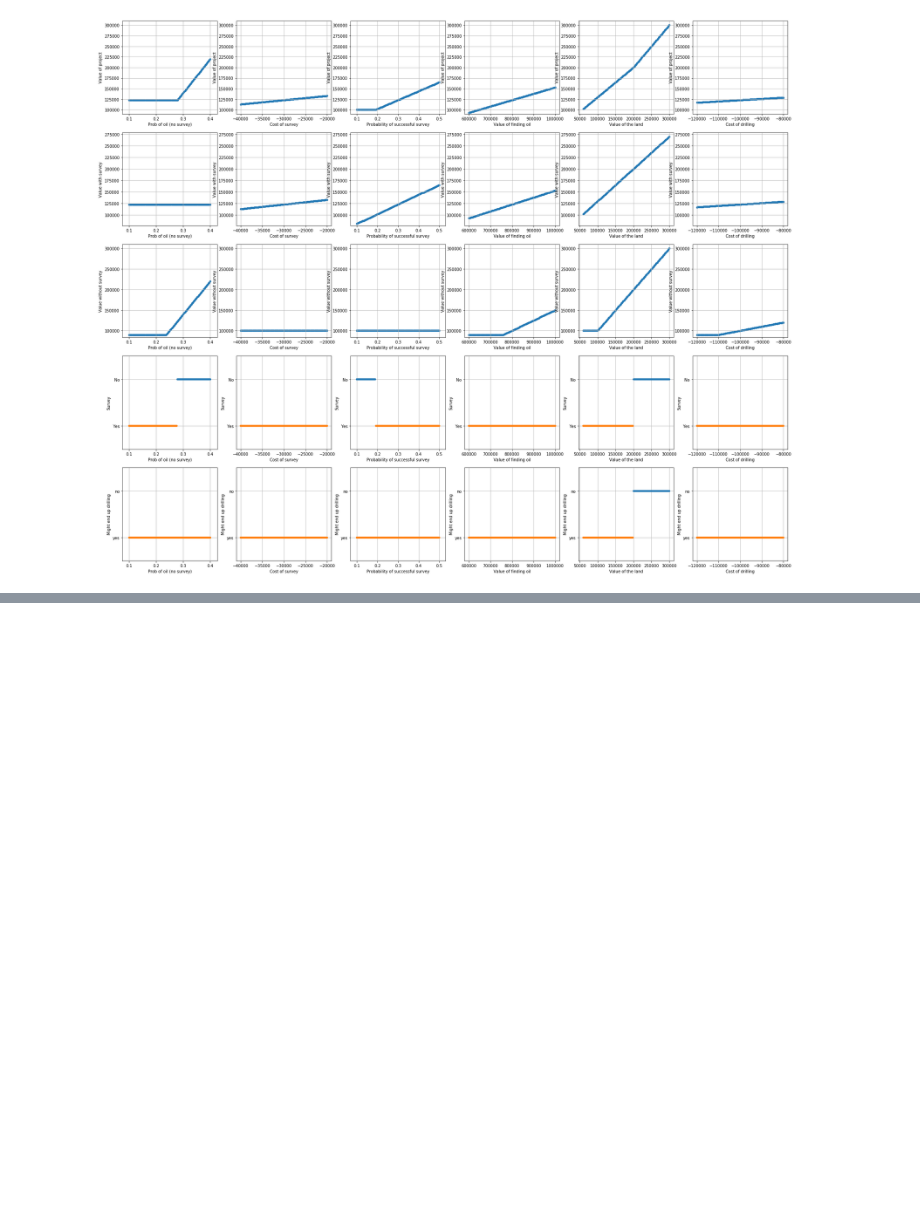
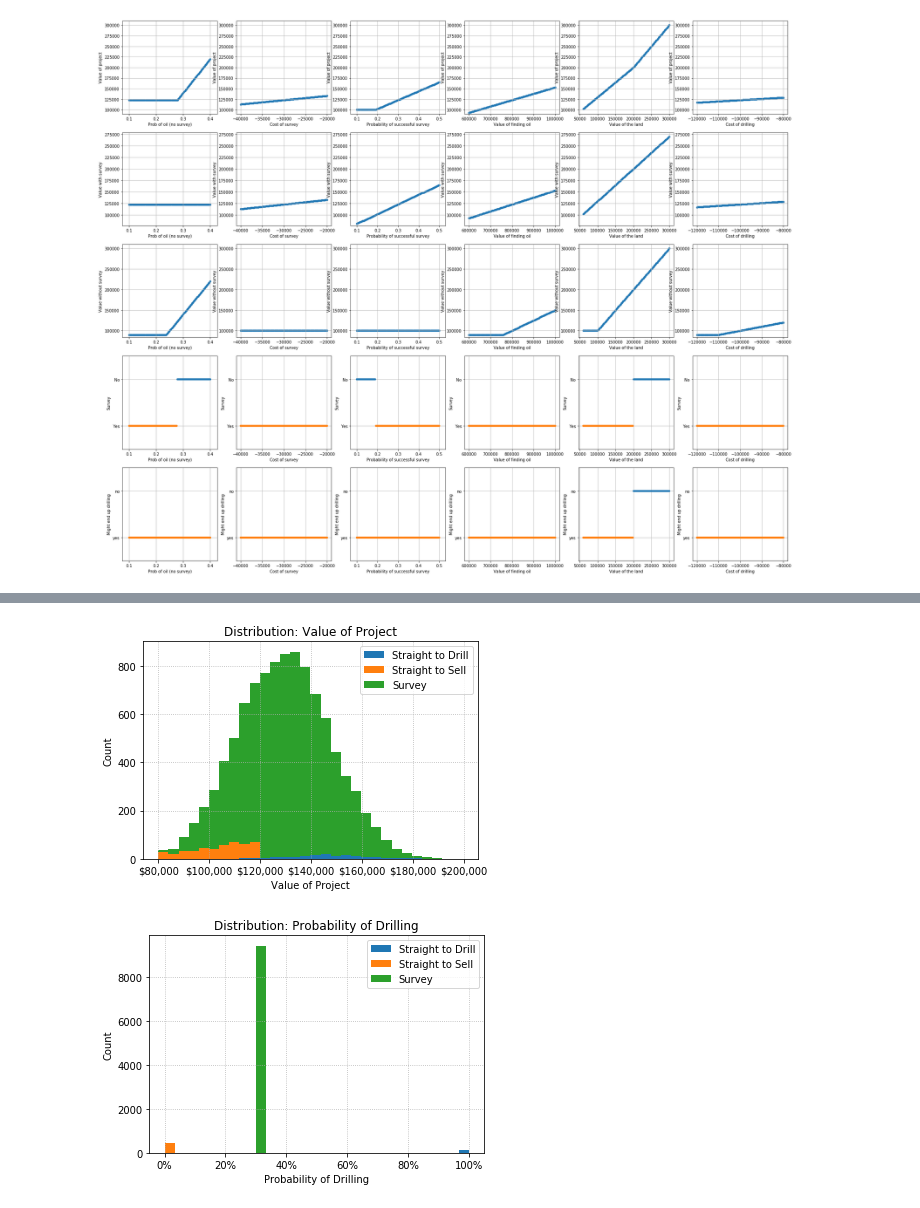
Before and after one commit to francoistrahan/pynes, a Jupyter notebook: pyne/Drill Example.ipynb, the cells around one changed output, grey strips where cells are left out. Drawn from its saved outputs; the diff is of its cells as text; code cells hidden in the pictures; blank space fills up the shorter version.

```diff
--- a/pyne/Drill Example.ipynb
+++ b/pyne/Drill Example.ipynb
@@ -520,0 +651,25 @@ dummy=sa.getIndivisualResponseGraphs()
+# %%
+def categoricalHistogram(data, values, categories):
+    low = min(data[values])
+    high = max(data[values])
+
+
+def coloredHisto(column, xformatter):
+    fig,ax = plt.subplots(1,1)
+    groupedOutputs = outputs.groupby("Strategy")
+    ax.hist(
+        [vs[column].values for n,vs in groupedOutputs],
+        label=[n for n,vs in groupedOutputs],
+        bins=30, stacked=True,
+        )
+    ax.set(xlabel=column, ylabel="Count")
+    ax.xaxis.set_major_formatter(xformatter)
+    ax.legend()
+    ax.set(xlabel=column, ylabel="Count", title="Distribution: " + column)
+    ax.grid(True, ls="dotted")
+
+coloredHisto("Value of Project", CASH_FORMATTER)
+coloredHisto("Probability of Drilling", PCT_FORMATTER_DEC_NONE)
+# %% [output]
+[figure, added]
+[figure, added]
```
Also changed, not shown: parts of 19 cells of this notebook, 7 other files.
